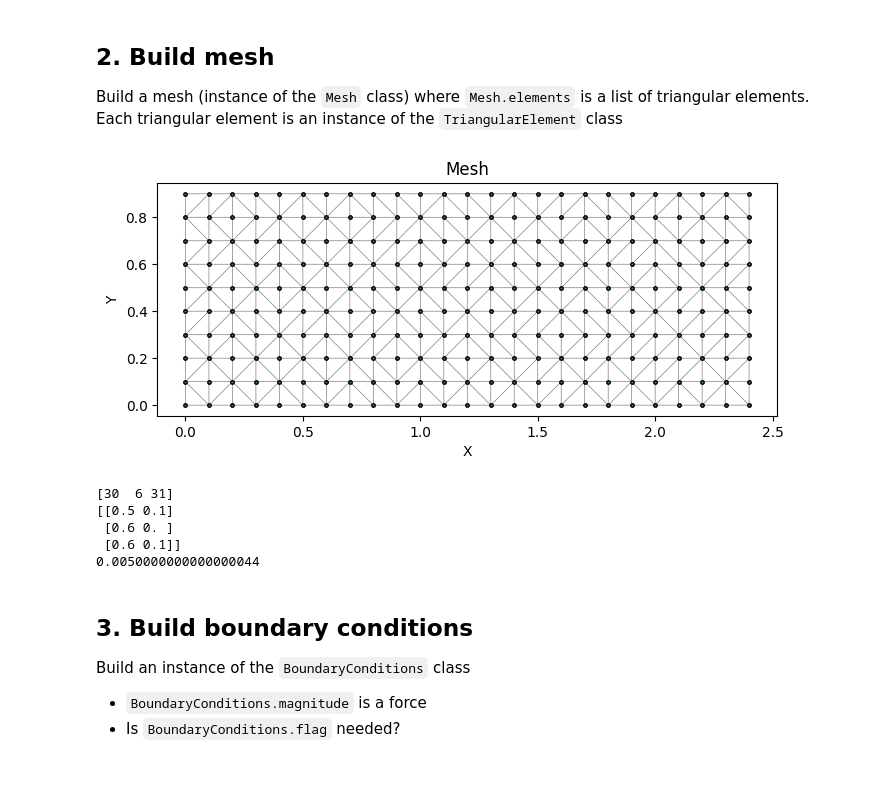
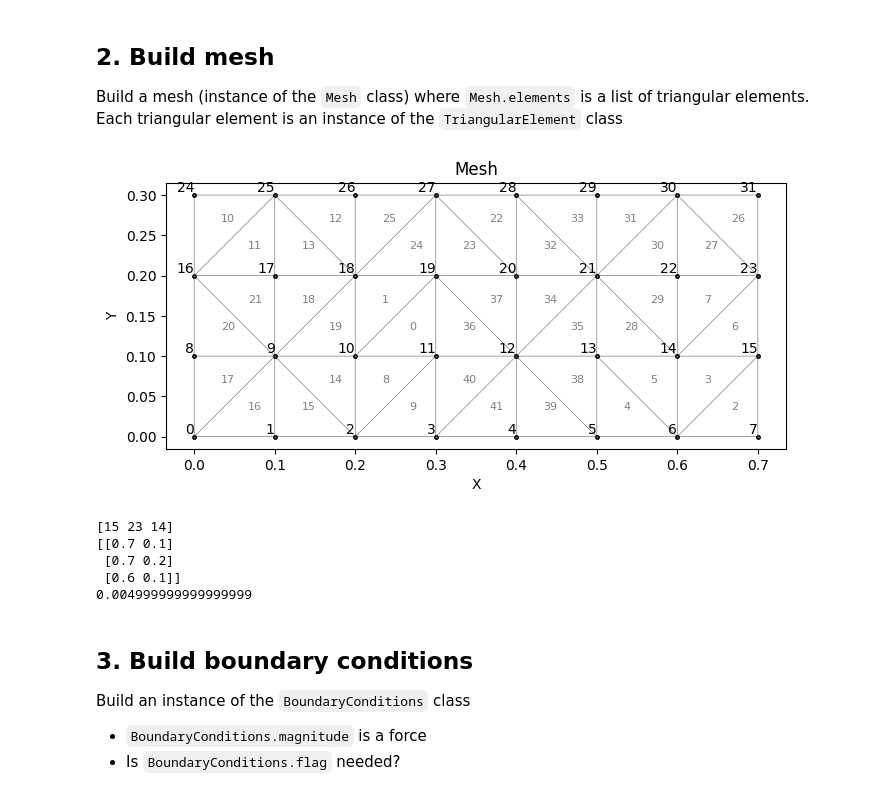
Before and after one commit to mark-hobbs/simplefea, a Jupyter notebook: 2d-plate-example.ipynb, the cells around one changed output. Saved outputs shown, nothing was run; the diff lists cells and outputs as text; code cells hidden in the pictures.

```diff
--- a/2d-plate-example.ipynb
+++ b/2d-plate-example.ipynb
@@ -137,21 +139,22 @@ def build_nodes(dx, n_div_x, n_div_y):
     return nodes
 # %%
 dx = 0.1
-points = build_nodes(dx, 25, 10)
+points = build_nodes(dx, 8, 4) # 8, 4
 mesh = fea.Mesh(points, steel, t=dx)
-mesh.plot()
+mesh.plot(nodes=True, simplices=True);
 # %% [output]
-[figure, old version]
+[figure, new version]
 # %%
-print(mesh.elements[1].nodes)
-print(mesh.elements[1].vertices)
-print(mesh.elements[1].area)
+simplices = 6
+print(mesh.elements[simplices].nodes)
+print(mesh.elements[simplices].vertices)
+print(mesh.elements[simplices].area)
 # %% [output]
-[30  6 31]
-[[0.5 0.1]
- [0.6 0. ]
+[15 23 14]
+[[0.7 0.1]
+ [0.7 0.2]
  [0.6 0.1]]
-0.0050000000000000044
+0.004999999999999999
 # %% [markdown]
 ## 3. Build boundary conditions
 
```
Also changed, not shown: parts of 13 cells of this notebook, 1 other file.
